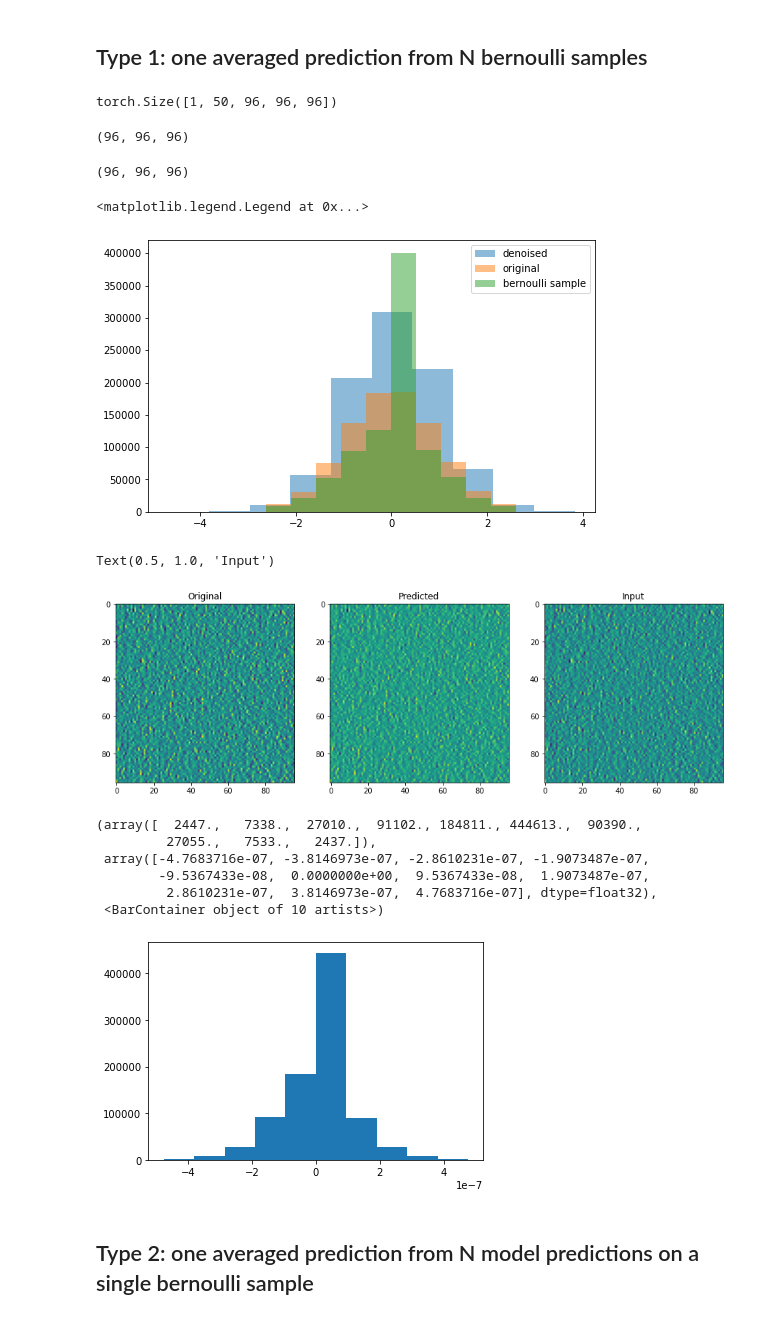
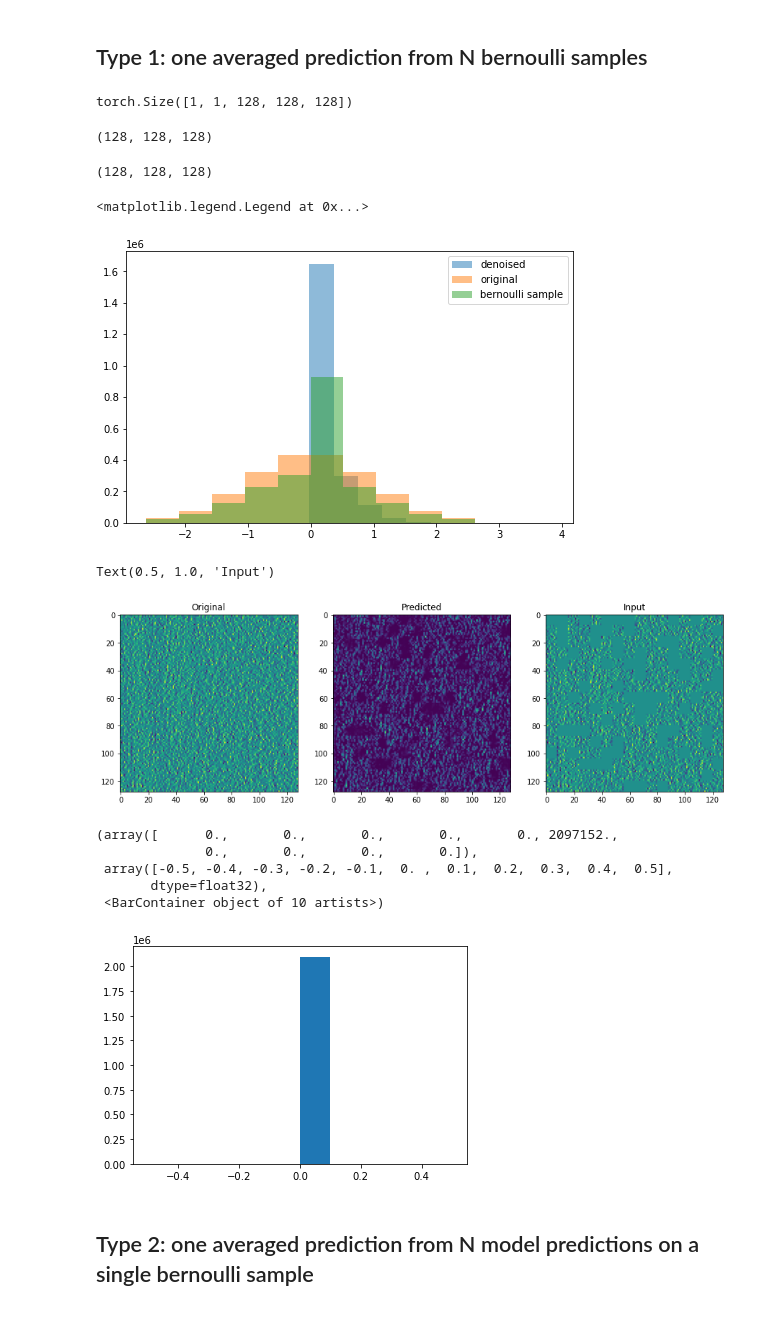
Before and after one commit to Fickincool/master-thesis, a Jupyter notebook: Notebooks/6.00_self2selfDenoising/6.03_prediction_pilot.ipynb, the cells around one changed output. Drawn from its saved outputs; the diff is of its cells as text; code cells hidden in the pictures.

```diff
--- a/Notebooks/6.00_self2selfDenoising/6.03_prediction_pilot.ipynb
+++ b/Notebooks/6.00_self2selfDenoising/6.03_prediction_pilot.ipynb
@@ -33,16 +33,15 @@ ISONET_PATH = os.path.join(PARENT_PATH, 'data/isoNet/')
 %autoreload 2
 # %%
 # logdir = os.path.join(PARENT_PATH, 'data/S2SDenoising/model_logs/version_3/')
-logdir = os.path.join(PARENT_PATH, 'data/S2SDenoising/model_logs/version_4/')
+logdir = os.path.join(PARENT_PATH, 'data/S2SDenoising/model_logs/version_6/')
 
 model, hparams = load_model(logdir, DataParallel=True)
 
 cet_path = hparams['cet_path']
 p = float(hparams['p']) # dropout (zeroing) probability
 subtomo_length = int(hparams['subtomo_length'])
-n_samples = int(hparams['n_samples'])
 n_features = int(hparams['n_features'])
 # %%
-my_dataset = singleCET_dataset(cet_path, subtomo_length, p=p, n_samples=n_samples)
+my_dataset = singleCET_dataset(cet_path, subtomo_length, p=p)
 len(my_dataset)
 # %% [output]
@@ -56,26 +55,26 @@ subtomo, target, mask = my_dataset[0]
 subtomo, target, mask = subtomo.unsqueeze(0), target.unsqueeze(0), mask.unsqueeze(0)
 subtomo.shape
 # %% [output]
-torch.Size([1, 50, 96, 96, 96])
+torch.Size([1, 1, 128, 128, 128])
 # %%
-denoised_subtomo = model(subtomo).squeeze().mean(axis=0).cpu().detach().numpy()
+denoised_subtomo = model(subtomo).squeeze().cpu().detach().numpy()
 denoised_subtomo.shape
 # %% [output]
-(96, 96, 96)
+(128, 128, 128)
 # %%
-original_subtomo = (target + subtomo).squeeze().mean(axis=0).detach().numpy()
+original_subtomo = (target + subtomo).squeeze().detach().numpy()
 original_subtomo.shape
 # %% [output]
-(96, 96, 96)
+(128, 128, 128)
 # %%
 plt.figure(figsize=(8, 5))
 plt.hist(denoised_subtomo.flatten(), alpha=0.5, label='denoised')
 plt.hist(original_subtomo.flatten(), alpha=0.5, label='original')
-plt.hist(subtomo.squeeze()[0].flatten().numpy(), alpha=0.5, label='bernoulli sample')
+plt.hist(subtomo.squeeze().flatten().numpy(), alpha=0.5, label='bernoulli sample')
 plt.legend()
 # %% [output]
 <matplotlib.legend.Legend at 0x...>
-[figure, old version]
+[figure, new version]
 # %%
 zidx = subtomo_length//2
 
@@ -84,11 +83,11 @@ ax0.imshow(original_subtomo[zidx])
 ax0.set_title('Original')
 ax1.imshow(denoised_subtomo[zidx])
 ax1.set_title('Predicted')
-ax2.imshow(subtomo.mean(1).squeeze()[zidx])
+ax2.imshow(subtomo.squeeze()[zidx])
 ax2.set_title('Input')
 # %% [output]
 Text(0.5, 1.0, 'Input')
-[figure, old version]
+[figure, new version]
 # %%
 tomo_data = my_dataset.data
 
@@ -103,12 +102,11 @@ zidx = subtomo_length//2
 
 plt.hist((original_subtomo0-original_subtomo).numpy().flatten())
 # %% [output]
-(array([  2447.,   7338.,  27010.,  91102., 184811., 444613.,  90390.,
-         27055.,   7533.,   2437.]),
- array([-4.7683716e-07, -3.8146973e-07, -2.8610231e-07, -1.9073487e-07,
-        -9.5367433e-08,  0.0000000e+00,  9.5367433e-08,  1.9073487e-07,
-         2.8610231e-07,  3.8146973e-07,  4.7683716e-07], dtype=float32),
+(array([      0.,       0.,       0.,       0.,       0., 2097152.,
+              0.,       0.,       0.,       0.]),
+ array([-0.5, -0.4, -0.3, -0.2, -0.1,  0. ,  0.1,  0.2,  0.3,  0.4,  0.5],
+       dtype=float32),
  <BarContainer object of 10 artists>)
-[figure, old version]
+[figure, new version]
 # %% [markdown]
 ## Type 2: one averaged prediction from N model predictions on a single bernoulli sample
```
Also changed, not shown: parts of 15 cells of this notebook, 1 other file.
